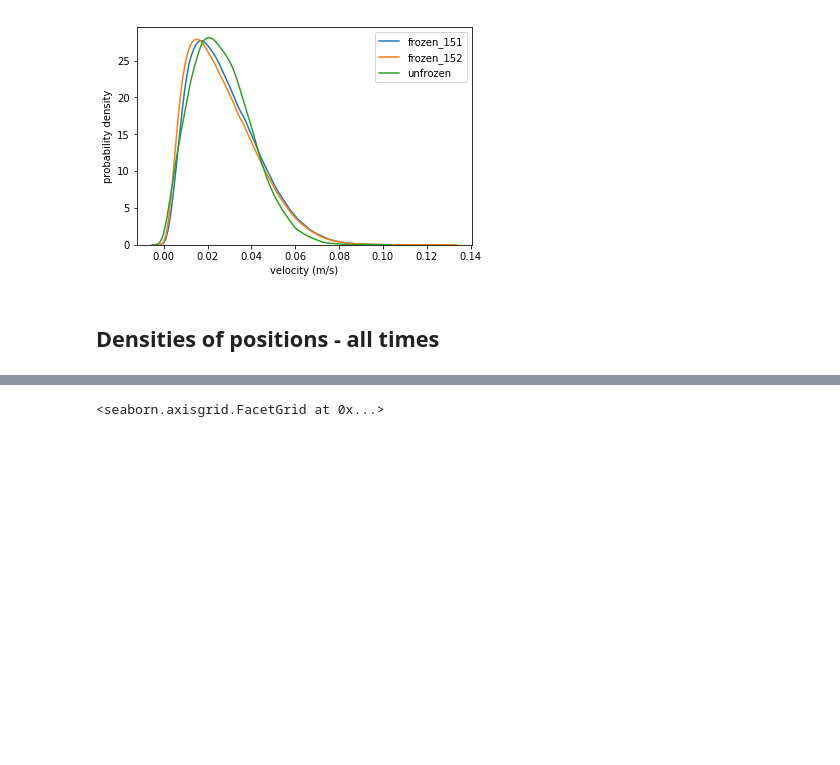
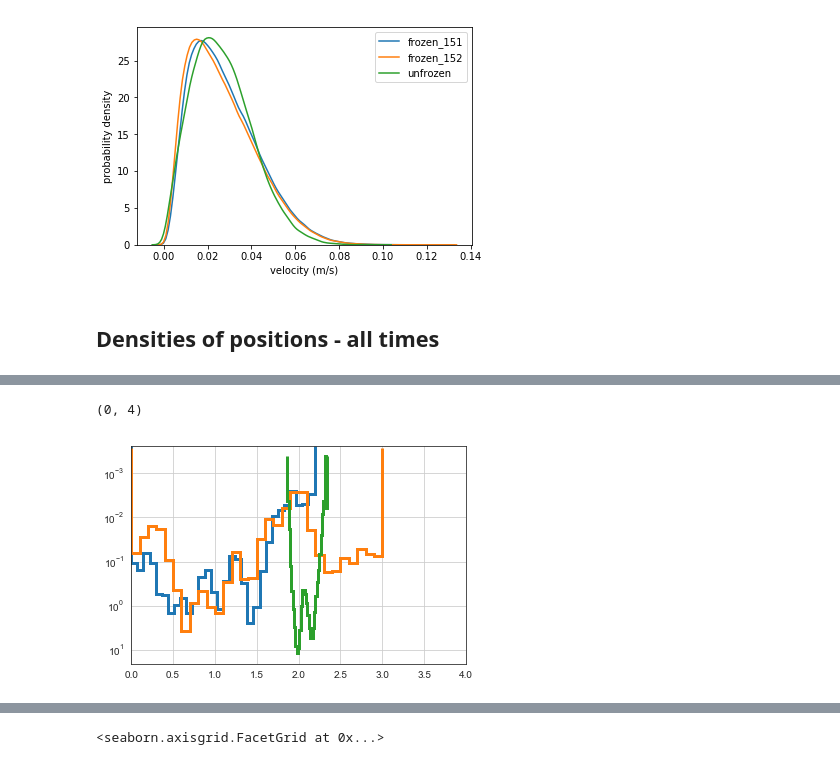
Before and after one commit to RobertArbon/water_diffusion, a Jupyter notebook: Visualise frozen sucrose trajectories.ipynb, the cells around one changed output, grey strips where cells are left out. Cells and saved outputs as stored; diff of their text form; code cells hidden in the pictures; blank space fills up the shorter version.

```diff
--- a/Visualise frozen sucrose trajectories.ipynb
+++ b/Visualise frozen sucrose trajectories.ipynb
@@ -115,0 +131,12 @@ comb_melt = pd.melt(frame=combined, id_vars = ['t', 'simulation'], var_name='coo
+# %%
+sns.set_style('white')
+hists = sample.query('coord=="y"').groupby(['simulation', 'coord'])['value'].hist(bins=30,
+                                                                                     **{'density': True,
+                                                                                        'log':True,
+                                                                                       'histtype': 'step',
+                                                                                       'lw': 3})
+plt.gca().invert_yaxis()
+plt.xlim(0,4)
+# %% [output]
+(0, 4)
+[figure, added]
```
Also changed, not shown: parts of 4 cells of this notebook, 3 other files.
